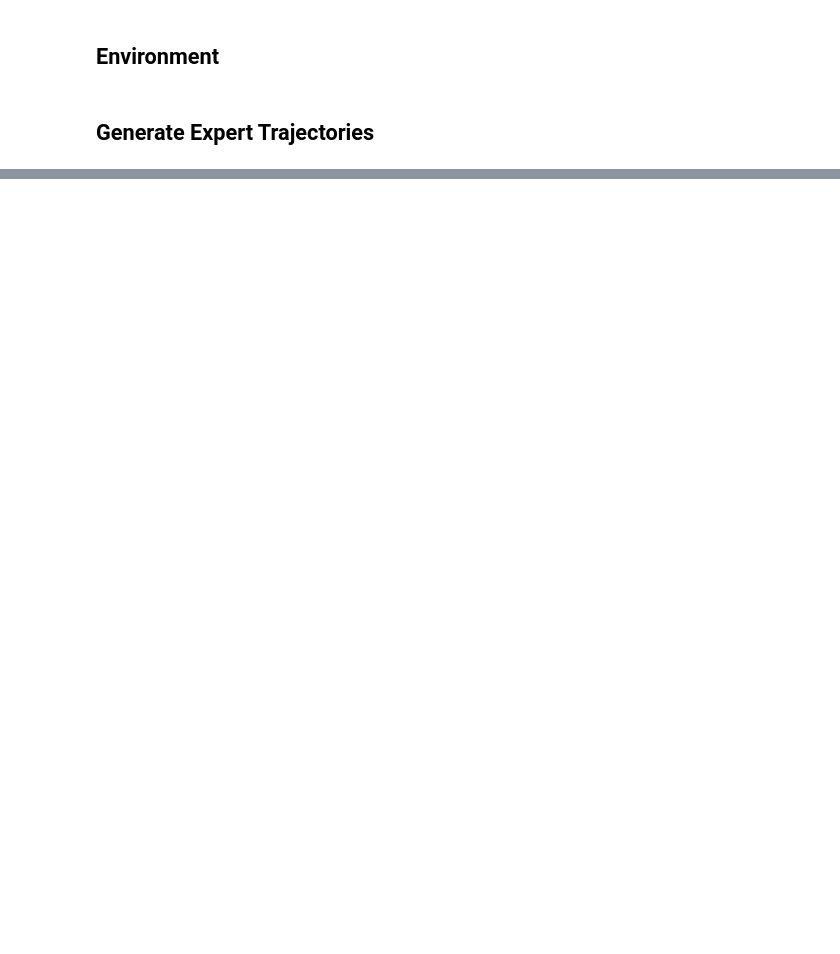
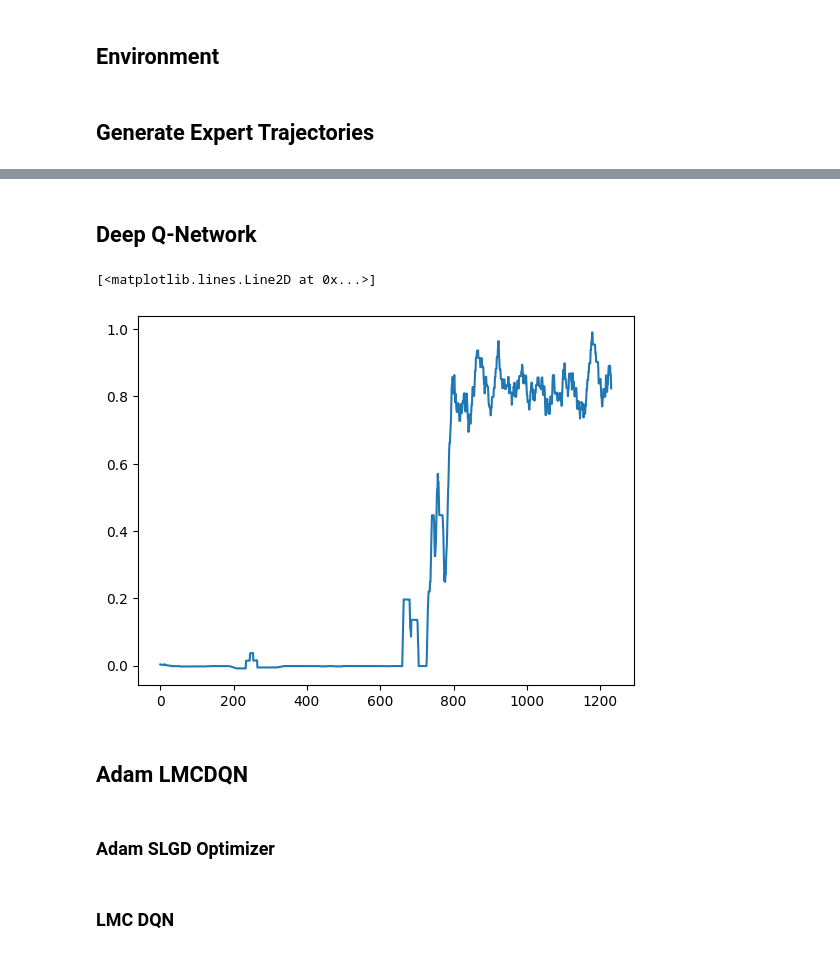
Before and after one commit to keertanavc/experior, a Jupyter notebook: max_ent_deep_sea.ipynb, the cells around one changed output, grey strips where cells are left out. Cells and saved outputs as stored; diff of their text form; code cells hidden in the pictures; blank space fills up the shorter version.

```diff
--- a/max_ent_deep_sea.ipynb
+++ b/max_ent_deep_sea.ipynb
@@ -56,9 +96,10 @@ class EnvState:
 
 
 default_goal_col_dist = jax.tree_util.Partial(lambda key, size: jax.random.randint(key, shape=(), minval=0, maxval=size))
+last_goal_col_dist = jax.tree_util.Partial(lambda key, size: size - 1)
 @struct.dataclass
 class EnvParams:
-    goal_column_dist: Callable[[chex.PRNGKey, int], int] = default_goal_col_dist
+    goal_column_dist: Callable[[chex.PRNGKey, int], int] = last_goal_col_dist
     goal_column: int = None
     unscaled_move_cost: float = 0.01  # the cost of following the optimal path
     max_steps_in_episode: int = 2000
@@ -132,7 +173,7 @@ class DeepSea(environment.Environment):
         q_values = self.Q_function(state, params)
         action_ind = jnp.argmax(q_values) #jax.random.choice(key, jnp.where(q_values == q_values.max())[0])
         right_action_ind = self.action_mapping[state.row, state.column]
-        return jax.lax.stop_gradient(1.0 - jnp.logical_xor(action_ind, right_action_ind))
+        return jax.lax.stop_gradient((1.0 - jnp.logical_xor(action_ind, right_action_ind)).astype(int))
 
 
     def reset_env(
@@ -421,15 +275,0 @@ def make_posterior_sampling(config):
-# %%
-psrl = make_posterior_sampling(config)
-psrl_jit = jax.jit(psrl, static_argnums=(1,))
-config["LANGEVIN_GRAD_CLIP"] = 20.
-
-normal_log_prior_fn = lambda key, p: jax.scipy.stats.norm.logpdf(p).sum(axis=-1)
-
-true_prior = lambda k, p: jax.scipy.stats.norm.logpdf(p, loc=jnp.zeros((1, 10)), scale=jnp.array([1., 1.] + [0. for i in range(8)]).reshape(1, -1)).sum(axis=-1)
-# TODO fix this. The true prior is not a normal distribution but a uniform ball
-
-cnfg.update("jax_disable_jit", False)
-
-max_ent_out = psrl_jit(next(rng), approx_prior_fn)
-normal_out = psrl_jit(next(rng), normal_log_prior_fn)
-true_out = psrl_jit(next(rng), true_prior)
@@ -447,0 +305,2 @@ plt.show()
+# %% [markdown]
+## Deep Q-Network
@@ -447,0 +448,15 @@ plt.show()
+# %%
+cnfg.update("jax_disable_jit", False)
+train_dqn = jax.jit(make_dqn_train(config))
+runner_state, output = train_dqn(jax.random.PRNGKey(1234))
+# %%
+import matplotlib.pyplot as plt
+per_episode_reward = output['reward'].mean(axis=-1).reshape(-1, config["HORIZON"]).sum(axis=-1)
+plt.plot(moving_average(per_episode_reward, 20))
+# %% [output]
+[<matplotlib.lines.Line2D at 0x...>]
+[figure, added]
+# %% [markdown]
+## Adam LMCDQN
+# %% [markdown]
+### Adam SLGD Optimizer
@@ -447,0 +536,2 @@ plt.show()
+# %% [markdown]
+### LMC DQN
```
Also changed, not shown: parts of 32 cells of this notebook.
